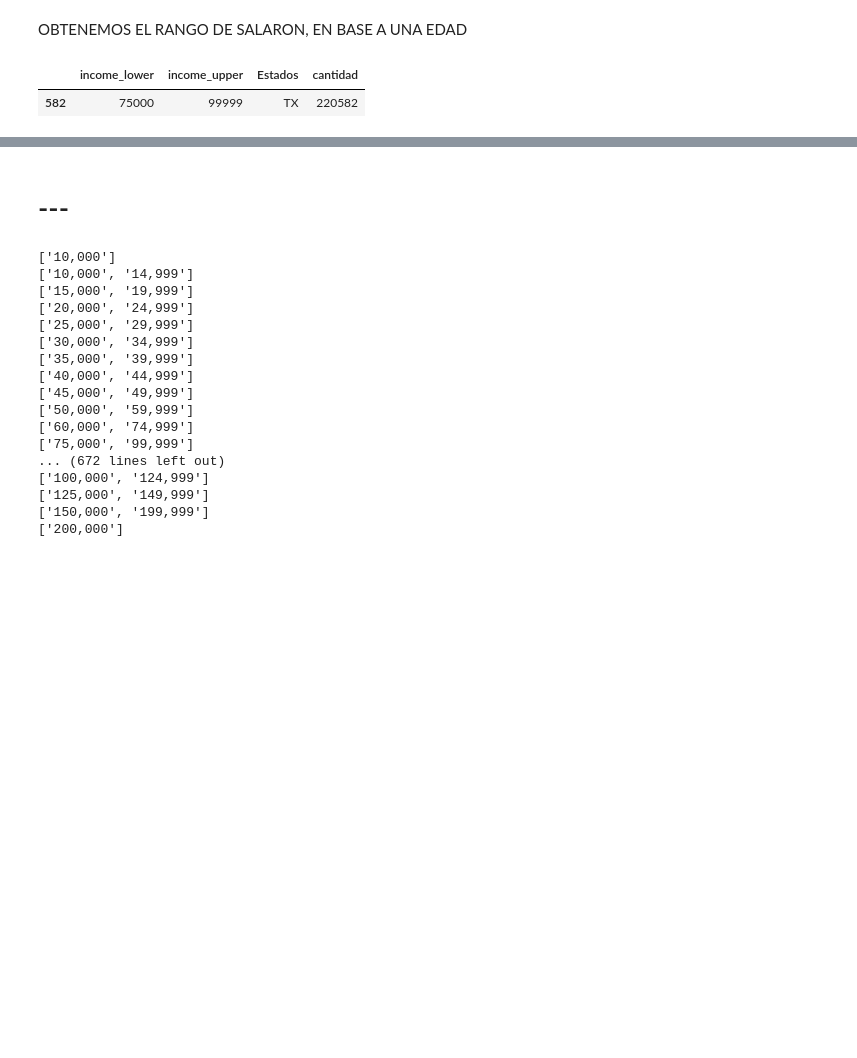
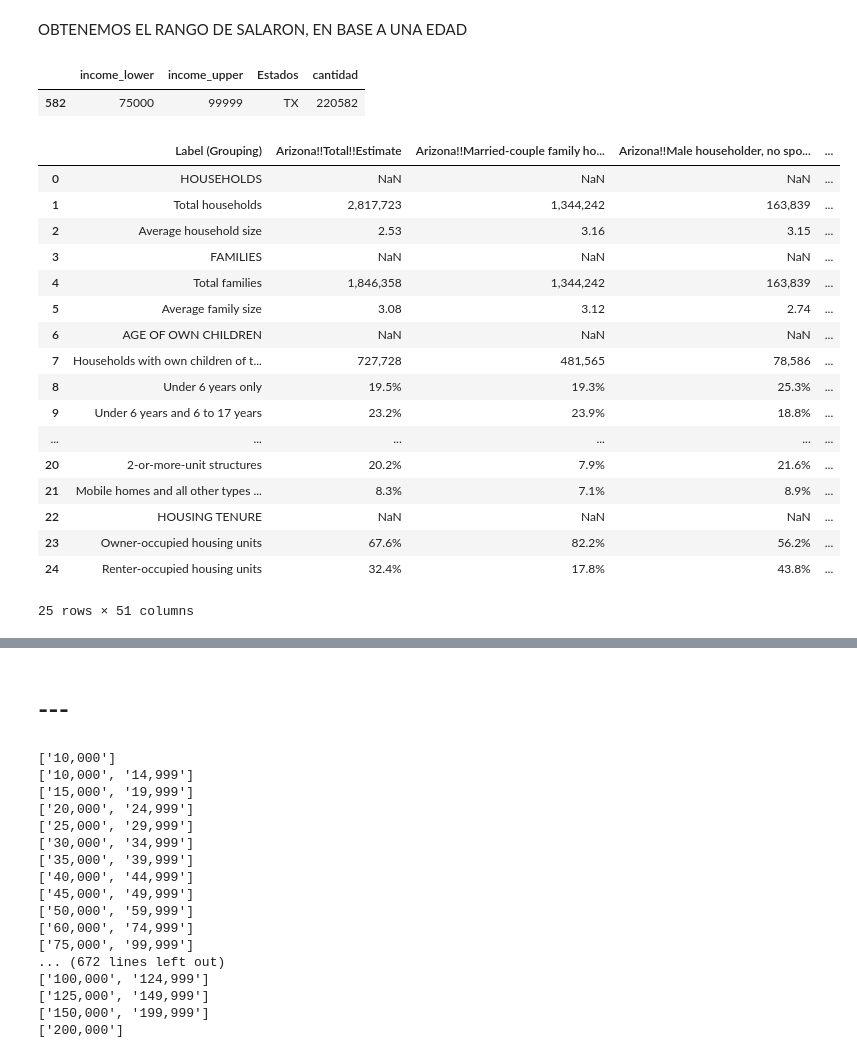
Before and after one commit to CarlosAlvarado-git/Proyecto_Final_BI, a Jupyter notebook: censusData.ipynb, the cells around one changed output, grey strips where cells are left out. Cells and saved outputs as stored; diff of their text form; code cells hidden in the pictures; blank space fills up the shorter version.

```diff
--- a/censusData.ipynb
+++ b/censusData.ipynb
@@ -453,0 +460,24 @@ pd.DataFrame(income.iloc[num[0]]).T
+# %%
+filename = os.path.join(path,'Households.csv')
+hogares = load_data(filename)
+# %%
+hogares
+# %% [output]
+|  | Label (Grouping) | Arizona!!Total!!Estimate | Arizona!!Married-couple family ho... | Arizona!!Male householder, no spo... | ... |
+| 0 | HOUSEHOLDS | NaN | NaN | NaN | ... |
+| 1 | Total households | 2,817,723 | 1,344,242 | 163,839 | ... |
+| 2 | Average household size | 2.53 | 3.16 | 3.15 | ... |
+| 3 | FAMILIES | NaN | NaN | NaN | ... |
+| 4 | Total families | 1,846,358 | 1,344,242 | 163,839 | ... |
+| 5 | Average family size | 3.08 | 3.12 | 2.74 | ... |
+| 6 | AGE OF OWN CHILDREN | NaN | NaN | NaN | ... |
+| 7 | Households with own children of t... | 727,728 | 481,565 | 78,586 | ... |
+| 8 | Under 6 years only | 19.5% | 19.3% | 25.3% | ... |
+| 9 | Under 6 years and 6 to 17 years | 23.2% | 23.9% | 18.8% | ... |
+| ... | ... | ... | ... | ... | ... |
+| 20 | 2-or-more-unit structures | 20.2% | 7.9% | 21.6% | ... |
+| 21 | Mobile homes and all other types ... | 8.3% | 7.1% | 8.9% | ... |
+| 22 | HOUSING TENURE | NaN | NaN | NaN | ... |
+| 23 | Owner-occupied housing units | 67.6% | 82.2% | 56.2% | ... |
+| 24 | Renter-occupied housing units | 32.4% | 17.8% | 43.8% | ... |
+25 rows × 51 columns
```
Also changed, not shown: parts of 9 cells of this notebook.
